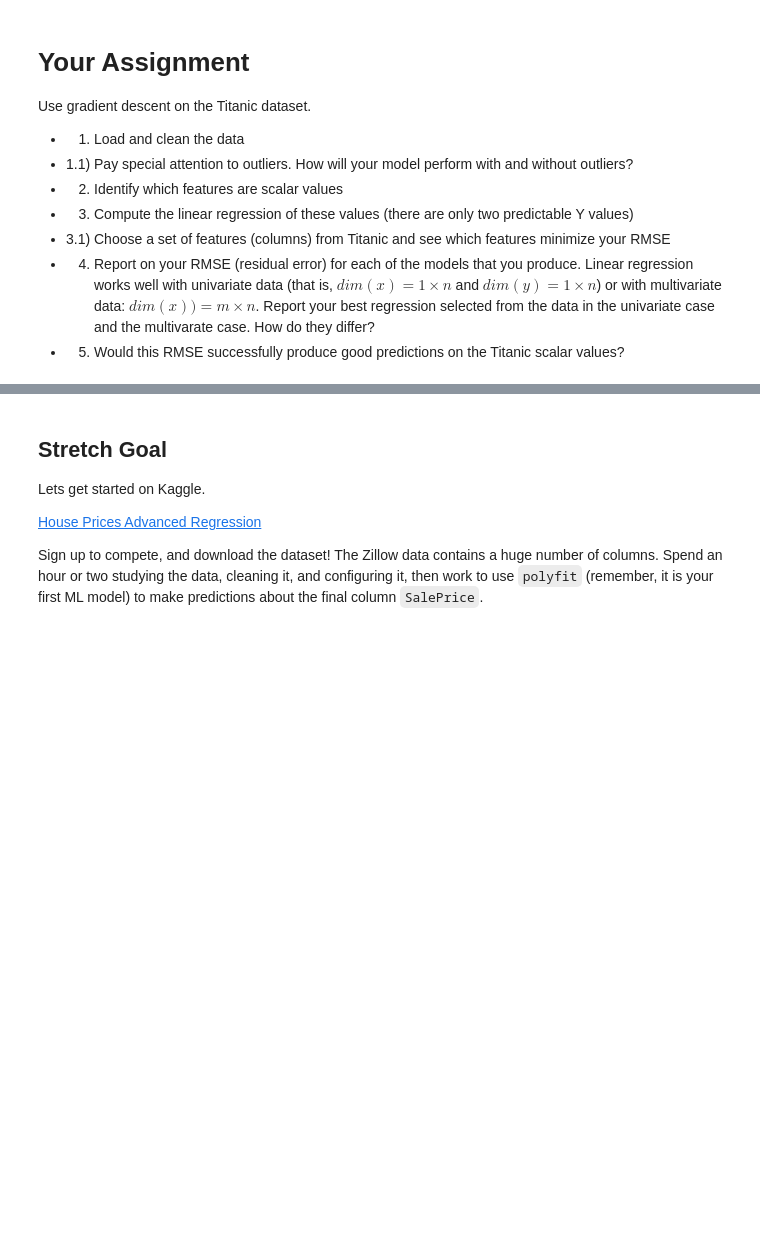
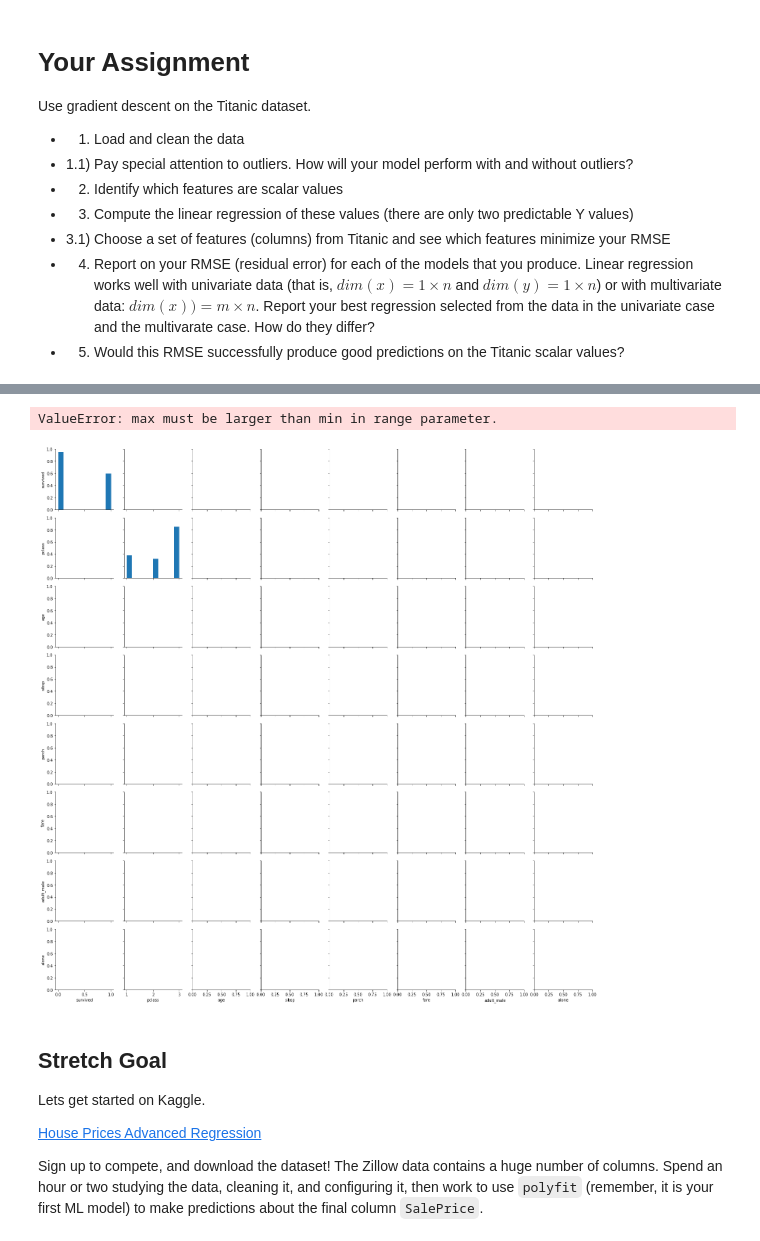
Before and after one commit to schwaaweb/aimlds1_06-Modeling, a Jupyter notebook: M06_A--Regression_is_Predictions_Assignment.ipynb, the cells around one changed output, grey strips where cells are left out. Drawn from its saved outputs; the diff is of its cells as text; code cells hidden in the pictures; blank space fills up the shorter version.

```diff
--- a/M06_A--Regression_is_Predictions_Assignment.ipynb
+++ b/M06_A--Regression_is_Predictions_Assignment.ipynb
@@ -252,3 +287,8 @@ Linear regression works well with univariate data (that is, $dim(x) = 1 \times n
+# %%
+sns.pairplot(titanic_raw)
+# %% [output]
+ValueError: max must be larger than min in range parameter.
+[figure, added]
 # %% [markdown]
 ## Stretch Goal
 
```
Also changed, not shown: parts of 3 cells of this notebook.
